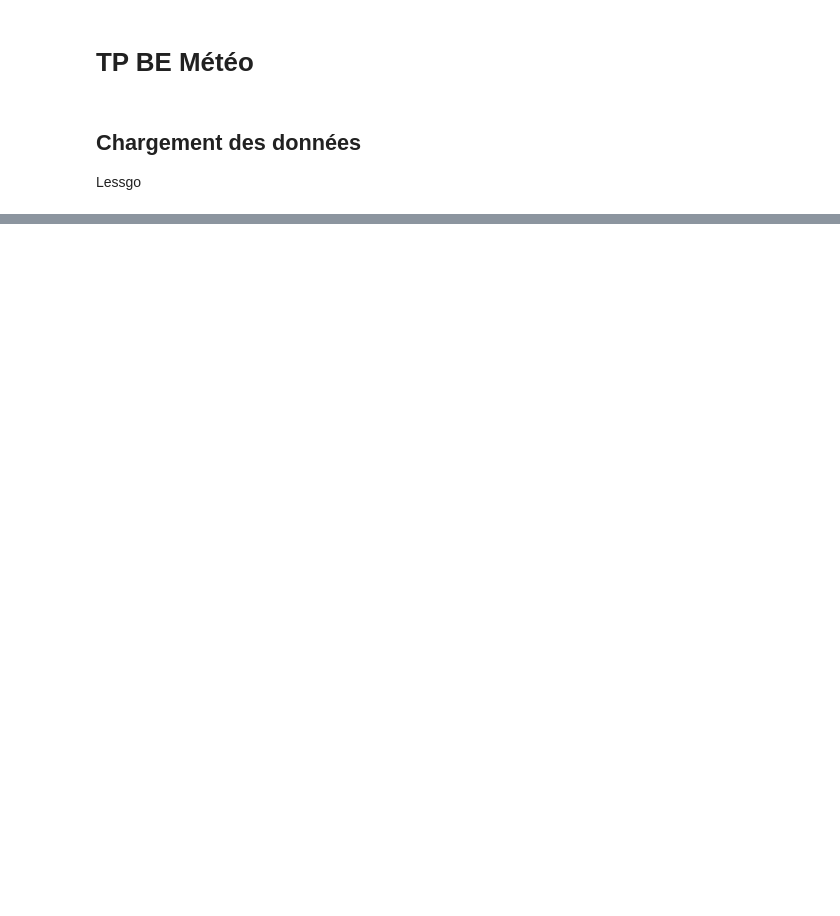
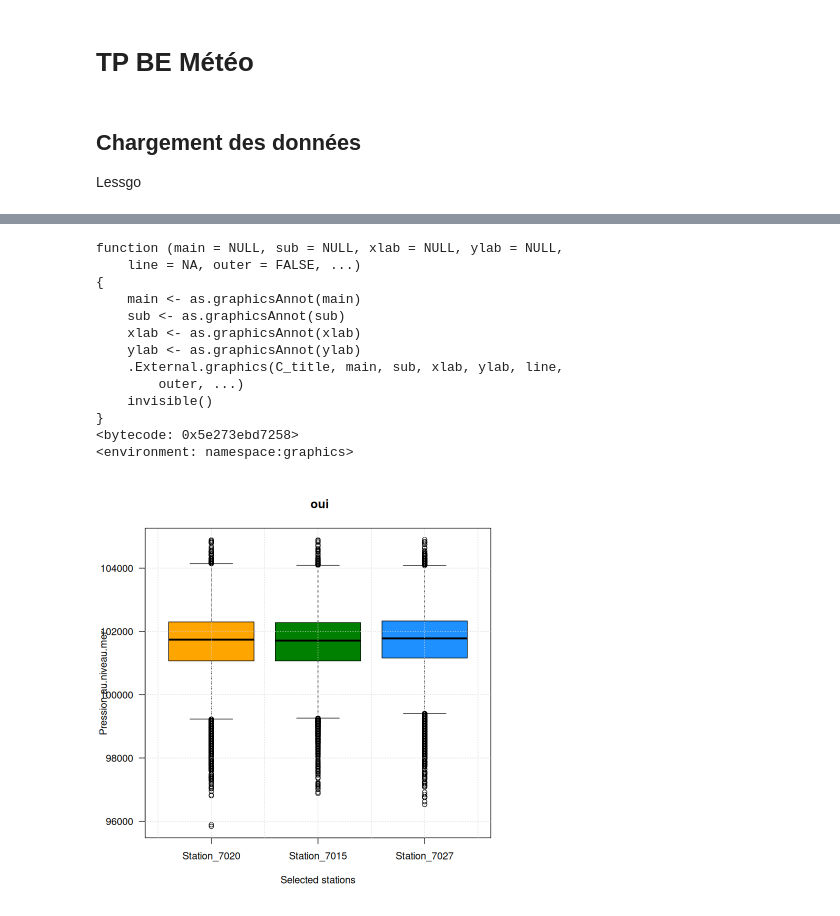
Before and after one commit to thomasdepic/SDD-BE-meteo, a Jupyter notebook: questions/1_presentation_donnees.ipynb, the cells around one changed output, grey strips where cells are left out. Drawn from its saved outputs; the diff is of its cells as text; code cells hidden in the pictures; blank space fills up the shorter version.

Commit message:
question 1 avec un histogramme automatique

```diff
--- a/questions/1_presentation_donnees.ipynb
+++ b/questions/1_presentation_donnees.ipynb
@@ -145,0 +119,53 @@ ERROR: Error in UseMethod("slice"): no applicable method for 'slice' applied to
+# %%
+ColumnSplitSelector <- function(column, chosen_stations) {
+    selections <- list()
+    i = 1
+    max_length <- 0
+
+    # First pass: find the maximum length
+    for (s in chosen_stations) {
+        vec <- full_data %>%
+            filter(ID.OMM.station == s) %>%
+            pull({{column}})
+        selections[[i]] <- vec
+        max_length <- max(max_length, length(vec))
+        i <- i + 1
+    }
+    # Second pass: pad each vector with NA to max_length
+    for (j in seq_along(selections)) {
+        if (length(selections[[j]]) < max_length) {
+            selections[[j]] <- c(selections[[j]], rep(NA, max_length - length(selections[[j]])))
+        }
+    }
+    # Combine
+    df <- do.call(cbind, selections)
+    colnames(df) <- chosen_stations
+    colnames(df) <- paste("Station", colnames(df), sep = "_")
+    return(as.data.frame(df))
+}
+
+# histogramme sur sélection auto
+autohistogram <- function(column, chosen_stations){
+    gsub("[[:punct:]]", " ", column)
+    print(title)
+    df_extract_cs = ColumnSplitSelector(column, chosen_stations)
+    histogram(xs = df_extract_cs, legx = "Selected stations" ,legy = column)
+    title(" oui")
+}
+# %%
+autohistogram("Pression.au.niveau.mer", chosen_stations)
+# %% [output]
+function (main = NULL, sub = NULL, xlab = NULL, ylab = NULL,
+    line = NA, outer = FALSE, ...)
+{
+    main <- as.graphicsAnnot(main)
+    sub <- as.graphicsAnnot(sub)
+    xlab <- as.graphicsAnnot(xlab)
+    ylab <- as.graphicsAnnot(ylab)
+    .External.graphics(C_title, main, sub, xlab, ylab, line,
+        outer, ...)
+    invisible()
+}
+<bytecode: 0x5e273ebd7258>
+<environment: namespace:graphics>
+[figure, added]
```
Also changed, not shown: parts of 2 cells of this notebook.
